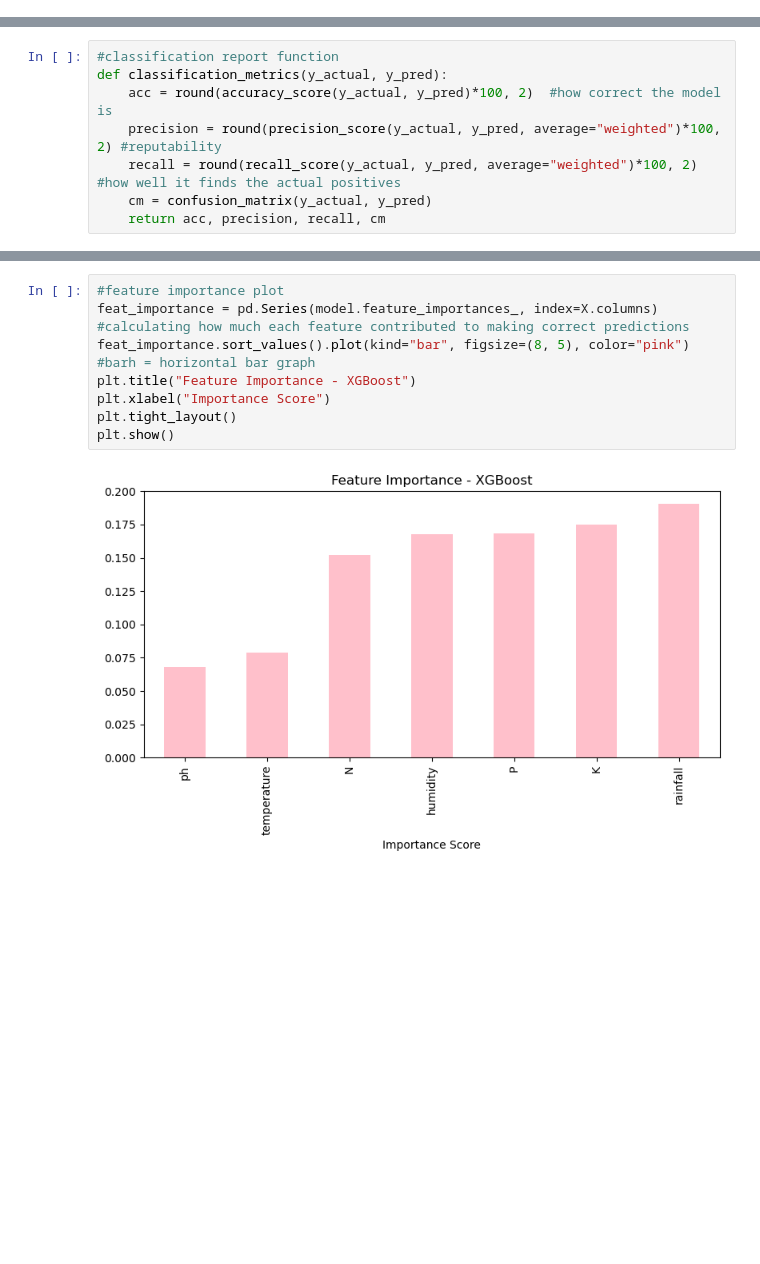
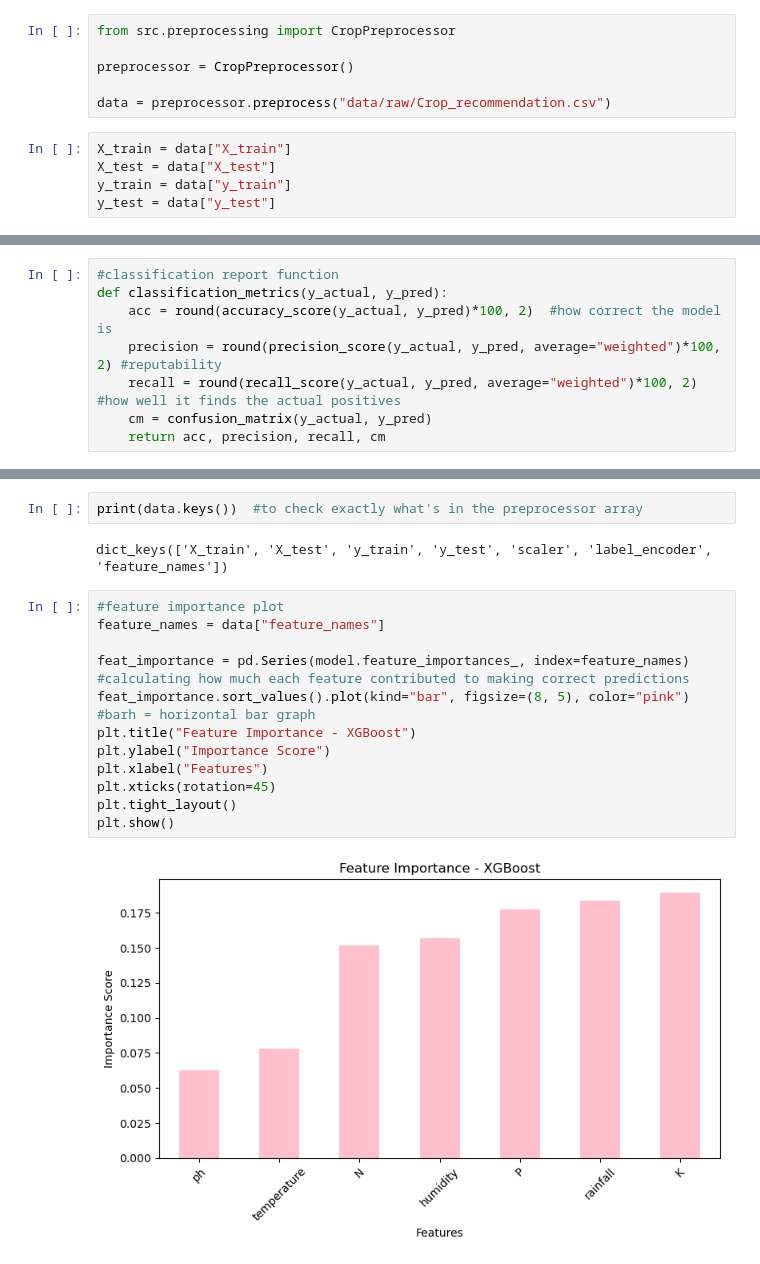
Before and after one commit to TINOZOERAMONA/croprecommendationproject, a Jupyter notebook: notebooks/XGBoost.ipynb, the cells around one changed output, grey strips where cells are left out. Cells and saved outputs as stored; diff of their text form; blank space fills up the shorter version.

```diff
--- a/notebooks/XGBoost.ipynb
+++ b/notebooks/XGBoost.ipynb
@@ -105,3 +52,14 @@ Testing samples: 440
+# %%
+from src.preprocessing import CropPreprocessor
+
+preprocessor = CropPreprocessor()
+
+data = preprocessor.preprocess("data/raw/Crop_recommendation.csv")
+# %%
+X_train = data["X_train"]
+X_test = data["X_test"]
+y_train = data["y_train"]
+y_test = data["y_test"]
 # %%
 #Training thje XGboost
 model = XGBClassifier(
@@ -155,12 +117,20 @@ plt.show()
+# %%
+print(data.keys())  #to check exactly what's in the preprocessor array
+# %% [output]
+dict_keys(['X_train', 'X_test', 'y_train', 'y_test', 'scaler', 'label_encoder', 'feature_names'])
 # %%
 #feature importance plot
-feat_importance = pd.Series(model.feature_importances_, index=X.columns)  #calculating how much each feature contributed to making correct predictions
+feature_names = data["feature_names"]
+
+feat_importance = pd.Series(model.feature_importances_, index=feature_names)  #calculating how much each feature contributed to making correct predictions
 feat_importance.sort_values().plot(kind="bar", figsize=(8, 5), color="pink") #barh = horizontal bar graph
 plt.title("Feature Importance - XGBoost")
-plt.xlabel("Importance Score")
+plt.ylabel("Importance Score")
+plt.xlabel("Features")
+plt.xticks(rotation=45)
 plt.tight_layout()
 plt.show()
 # %% [output]
-[figure, old version]
+[figure, new version]
 # %%
 # Testing
```
Also changed, not shown: parts of 16 cells of this notebook, 2 other files.
